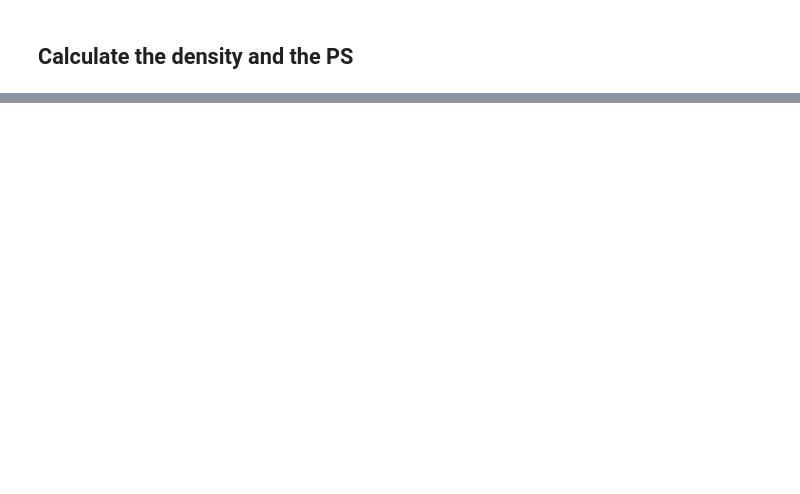
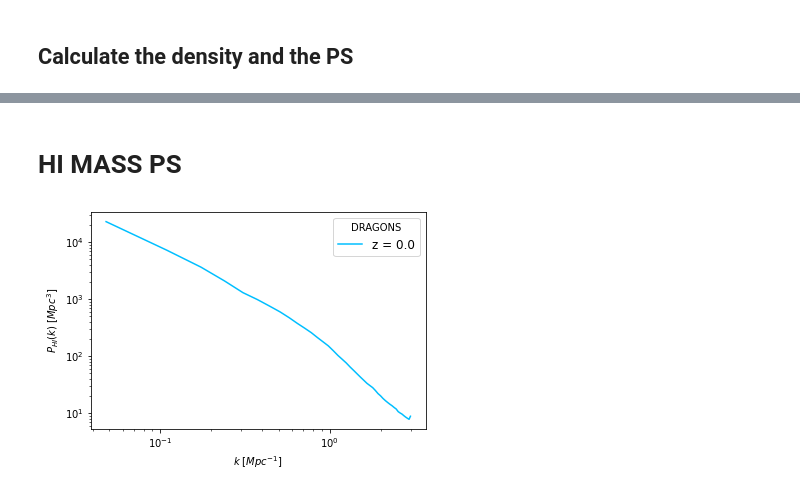
Before and after one commit to AliceEMaffs/DRAGONS_Project, a Jupyter notebook: Power_Spectrum_HIST.ipynb, the cells around one changed output, grey strips where cells are left out. Saved outputs shown, nothing was run; the diff lists cells and outputs as text; code cells hidden in the pictures; blank space fills up the shorter version.

```diff
--- a/Power_Spectrum_HIST.ipynb
+++ b/Power_Spectrum_HIST.ipynb
@@ -145,0 +183,5 @@ And the num of galaxies (which should jsut be the total number in the sample 164
+# %%
+p_k_field_HI_Mass, bins_field_HI_Mass = get_power(omega, boxlength, weights=gals["HIMass"])#, deltax2=None, N=N, a=1., b=1., remove_shotnoise=True,
+
+print('p_k_field (HI Mass): ', p_k_field_HI_Mass)
+print('bins_field (HI Mass): ', bins_field_HI_Mass)
@@ -147,0 +232,22 @@ And the num of galaxies (which should jsut be the total number in the sample 164
+# %% [markdown]
+# HI MASS PS
+# %%
+fig, ax = plt.subplots(1, 1)
+label_z = ("z = " + redshift_used)
+#ax.set_ylim([0,3500])
+#ax.set_xlim([0.1,1])
+ax.set_xlabel(r"$k$ $[Mpc^{-1}]$")
+ax.set_ylabel(r"$P_{HI}(k)$ $[Mpc^{3}]$")
+plt.xscale('log')
+plt.yscale('log')
+ax.plot(bins_field_HI_Mass,p_k_field_HI_Mass,color="deepskyblue", label=label_z)
+
+plt.legend(title=("DRAGONS"),
+           loc='upper right',
+           fontsize=12)
+
+nbins = str(nbins)
+name_of_plot=("PowerSpectrum_HIMass" + nbins)
+plt.savefig("plots/" + name_of_plot + ".pdf")
+# %% [output]
+[figure, added]
```
Also changed, not shown: parts of 13 cells of this notebook, 1 other file.
